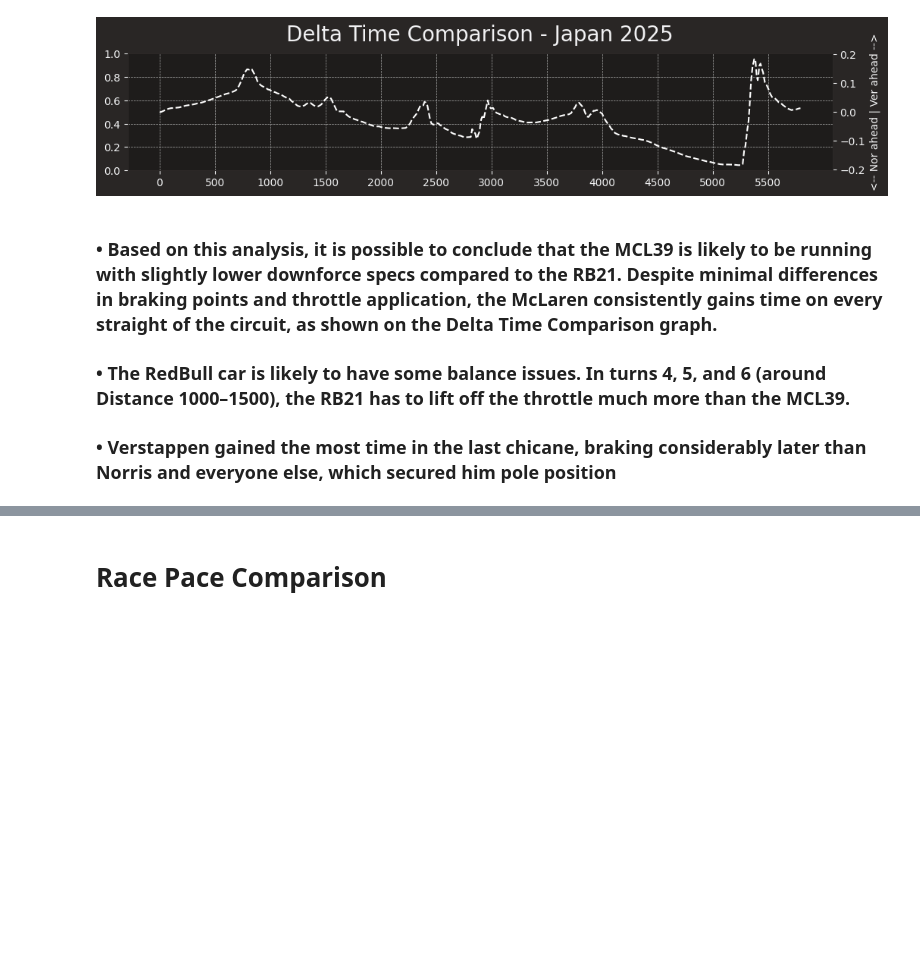
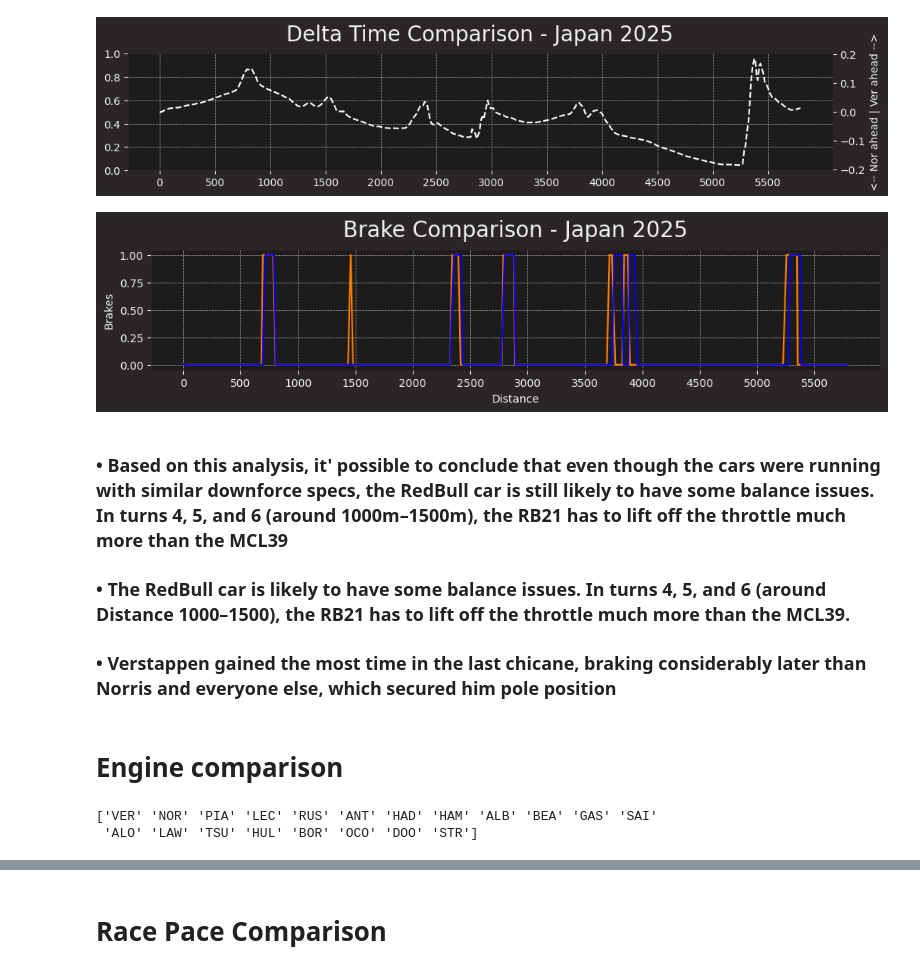
Before and after one commit to viniolt/Suzuka2025-VERxNOR-Comparision, a Jupyter notebook: f1.ipynb, the cells around one changed output, grey strips where cells are left out. Drawn from its saved outputs; the diff is of its cells as text; code cells hidden in the pictures; blank space fills up the shorter version.

Commit message:
reverted some changes and added the start of engine comparison (to do)

```diff
--- a/f1.ipynb
+++ b/f1.ipynb
@@ -87,7 +89,33 @@ plt.show()
 [figure]
 [figure]
 [figure]
+# %%
+
+fig, ax = plt.subplots(figsize=(12, 2), dpi=100)
+ax.set_title('Brake Comparison - Japan 2025', fontsize=20)
+ax.plot(car_ln['Distance'], car_ln['Brake'], color=mcl_color, label='NOR')
+ax.plot(car_mv['Distance'], car_mv['Brake'], color=rbr_color, label='VER')
+
+ax.set_xticks(np.arange(0, car_mv['Distance'].max(), 500))  # Intervalos no eixo X
+
+ax.set_xlabel('Distance')
+ax.set_ylabel('Brakes')
+
+ax.grid(True, which='both', linestyle='--', linewidth=0.5)
+# %% [output]
+[figure, added]
 # %% [markdown]
-### • Based on this analysis, it is possible to conclude that the MCL39 is likely to be running with slightly lower downforce specs compared to the RB21. Despite minimal differences in braking points and throttle application, the McLaren consistently gains time on every straight of the circuit, as shown on the Delta Time Comparison graph.
+### • Based on this analysis, it' possible to conclude that even though the cars were running with similar downforce specs, the RedBull car is still likely to have some balance issues. In turns 4, 5, and 6 (around 1000m–1500m), the RB21 has to lift off the throttle much more than the MCL39
 ### • The RedBull car is likely to have some balance issues. In turns 4, 5, and 6 (around Distance 1000–1500), the RB21 has to lift off the throttle much more than the MCL39.
 ### • Verstappen gained the most time in the last chicane, braking considerably later than Norris and everyone else, which secured him pole position
+# %% [markdown]
+# Engine comparison
+# %%
+fastf1.plotting.setup_mpl(mpl_timedelta_support=True, misc_mpl_mods=False,
+                          color_scheme=None)
+
+drivers = pd.unique(session.laps['Driver'])
+print(drivers)
+# %% [output]
+['VER' 'NOR' 'PIA' 'LEC' 'RUS' 'ANT' 'HAD' 'HAM' 'ALB' 'BEA' 'GAS' 'SAI'
+ 'ALO' 'LAW' 'TSU' 'HUL' 'BOR' 'OCO' 'DOO' 'STR']
```
Also changed, not shown: parts of 4 cells of this notebook.
